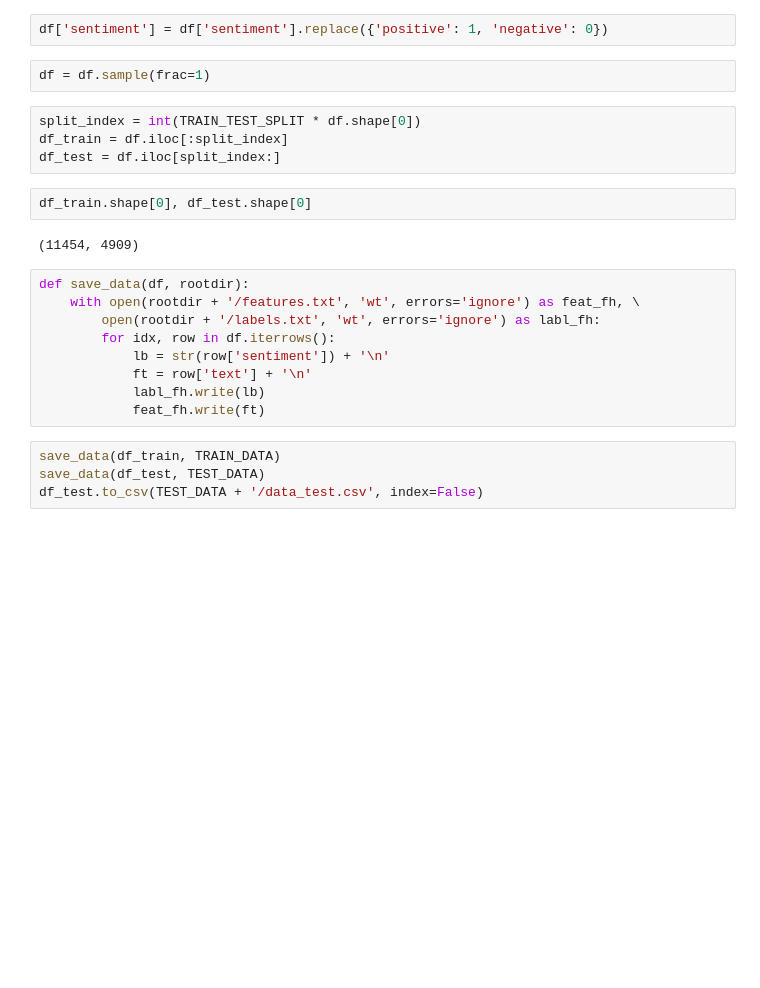
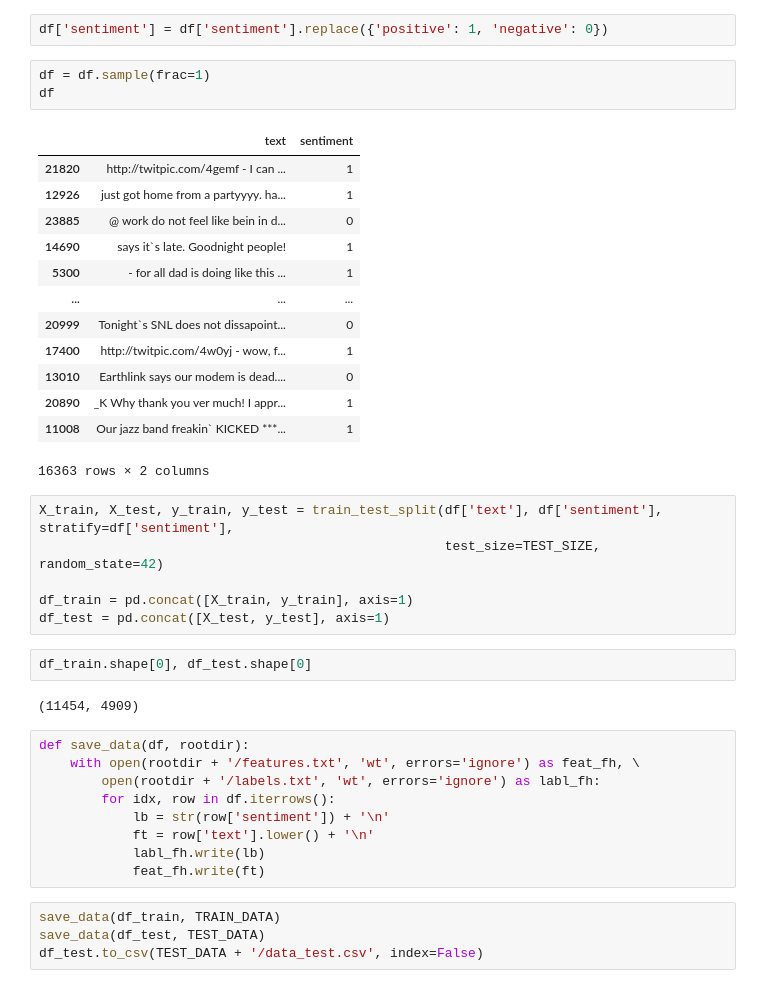
Before and after one commit to rvcgeeks/TextClassifierLib, a Jupyter notebook: examples/training.ipynb, the cells around one changed output. Cells and saved outputs as stored; diff of their text form; blank space fills up the shorter version.

```diff
--- a/examples/training.ipynb
+++ b/examples/training.ipynb
@@ -34,10 +34,27 @@ df = df[df.sentiment != 'neutral'][['text', 'sentiment']]
 df['sentiment'] = df['sentiment'].replace({'positive': 1, 'negative': 0})
 # %%
 df = df.sample(frac=1)
+df
+# %% [output]
+|  | text | sentiment |
+| 21820 | http://twitpic.com/4gemf - I can ... | 1 |
+| 12926 | just got home from a partyyyy. ha... | 1 |
+| 23885 | @ work do not feel like bein in d... | 0 |
+| 14690 | says it`s late. Goodnight people! | 1 |
+| 5300 | - for all dad is doing like this ... | 1 |
+| ... | ... | ... |
+| 20999 | Tonight`s SNL does not dissapoint... | 0 |
+| 17400 | http://twitpic.com/4w0yj - wow, f... | 1 |
+| 13010 | Earthlink says our modem is dead.... | 0 |
+| 20890 | _K Why thank you ver much! I appr... | 1 |
+| 11008 | Our jazz band freakin` KICKED ***... | 1 |
+16363 rows × 2 columns
 # %%
-split_index = int(TRAIN_TEST_SPLIT * df.shape[0])
-df_train = df.iloc[:split_index]
-df_test = df.iloc[split_index:]
+X_train, X_test, y_train, y_test = train_test_split(df['text'], df['sentiment'], stratify=df['sentiment'],
+                                                    test_size=TEST_SIZE, random_state=42)
+
+df_train = pd.concat([X_train, y_train], axis=1)
+df_test = pd.concat([X_test, y_test], axis=1)
 # %%
 df_train.shape[0], df_test.shape[0]
 # %% [output]
@@ -48,7 +65,7 @@ def save_data(df, rootdir):
         open(rootdir + '/labels.txt', 'wt', errors='ignore') as labl_fh:
         for idx, row in df.iterrows():
             lb = str(row['sentiment']) + '\n'
-            ft = row['text'] + '\n'
+            ft = row['text'].lower() + '\n'
             labl_fh.write(lb)
             feat_fh.write(ft)
 # %%
```
Also changed, not shown: parts of 13 cells of this notebook, 21 other files.
